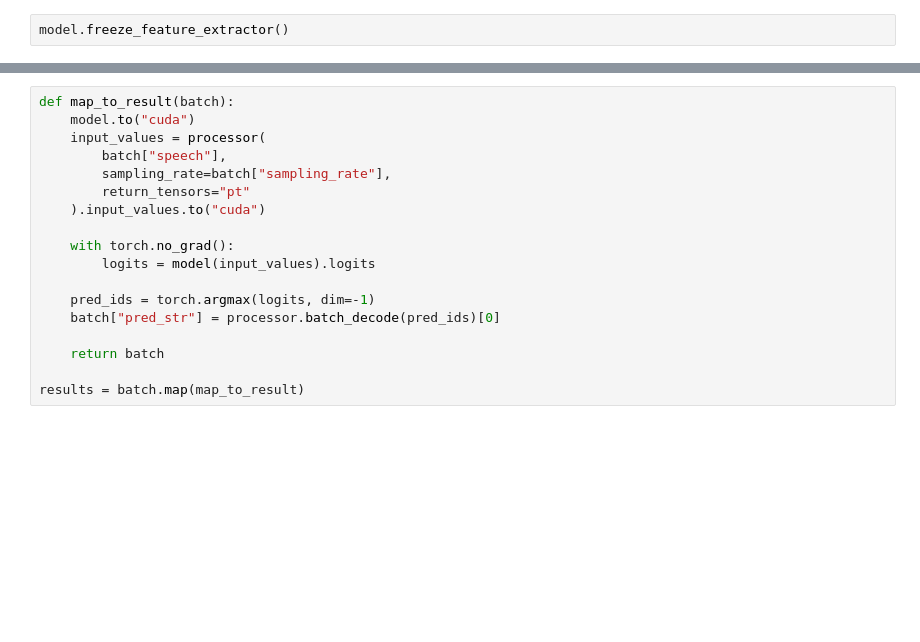
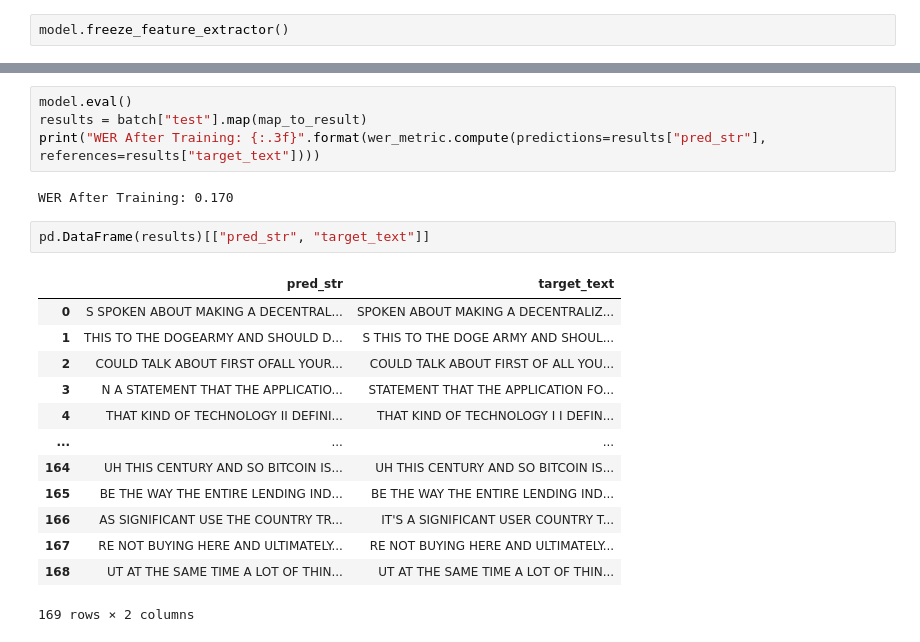
Before and after one commit to distractedm1nd/mar2moon, a Jupyter notebook: scripts/Wav2Vec2_Train.ipynb, the cells around one changed output, grey strips where cells are left out. Drawn from its saved outputs; the diff is of its cells as text; blank space fills up the shorter version.

```diff
--- a/scripts/Wav2Vec2_Train.ipynb
+++ b/scripts/Wav2Vec2_Train.ipynb
@@ -309,18 +372,22 @@ TrainOutput(global_step=930, training_loss=0.4888246782364384, metrics={'train_r
-# %%
-def map_to_result(batch):
-    model.to("cuda")
-    input_values = processor(
-        batch["speech"],
-        sampling_rate=batch["sampling_rate"],
-        return_tensors="pt"
-    ).input_values.to("cuda")
-
-    with torch.no_grad():
-        logits = model(input_values).logits
-
-    pred_ids = torch.argmax(logits, dim=-1)
-    batch["pred_str"] = processor.batch_decode(pred_ids)[0]
-
-    return batch
-
-results = batch.map(map_to_result)
+# %%
+model.eval()
+results = batch["test"].map(map_to_result)
+print("WER After Training: {:.3f}".format(wer_metric.compute(predictions=results["pred_str"], references=results["target_text"])))
+# %% [output]
+WER After Training: 0.170
+# %%
+pd.DataFrame(results)[["pred_str", "target_text"]]
+# %% [output]
+|  | pred_str | target_text |
+| 0 | S SPOKEN ABOUT MAKING A DECENTRAL... | SPOKEN ABOUT MAKING A DECENTRALIZ... |
+| 1 | THIS TO THE DOGEARMY AND SHOULD D... | S THIS TO THE DOGE ARMY AND SHOUL... |
+| 2 | COULD TALK ABOUT FIRST OFALL YOUR... | COULD TALK ABOUT FIRST OF ALL YOU... |
+| 3 | N A STATEMENT THAT THE APPLICATIO... | STATEMENT THAT THE APPLICATION FO... |
+| 4 | THAT KIND OF TECHNOLOGY II DEFINI... | THAT KIND OF TECHNOLOGY I I DEFIN... |
+| ... | ... | ... |
+| 164 | UH THIS CENTURY AND SO BITCOIN IS... | UH THIS CENTURY AND SO BITCOIN IS... |
+| 165 | BE THE WAY THE ENTIRE LENDING IND... | BE THE WAY THE ENTIRE LENDING IND... |
+| 166 | AS SIGNIFICANT USE THE COUNTRY TR... | IT'S A SIGNIFICANT USER COUNTRY T... |
+| 167 | RE NOT BUYING HERE AND ULTIMATELY... | RE NOT BUYING HERE AND ULTIMATELY... |
+| 168 | UT AT THE SAME TIME A LOT OF THIN... | UT AT THE SAME TIME A LOT OF THIN... |
+169 rows × 2 columns
```
Also changed, not shown: parts of 12 cells of this notebook.
